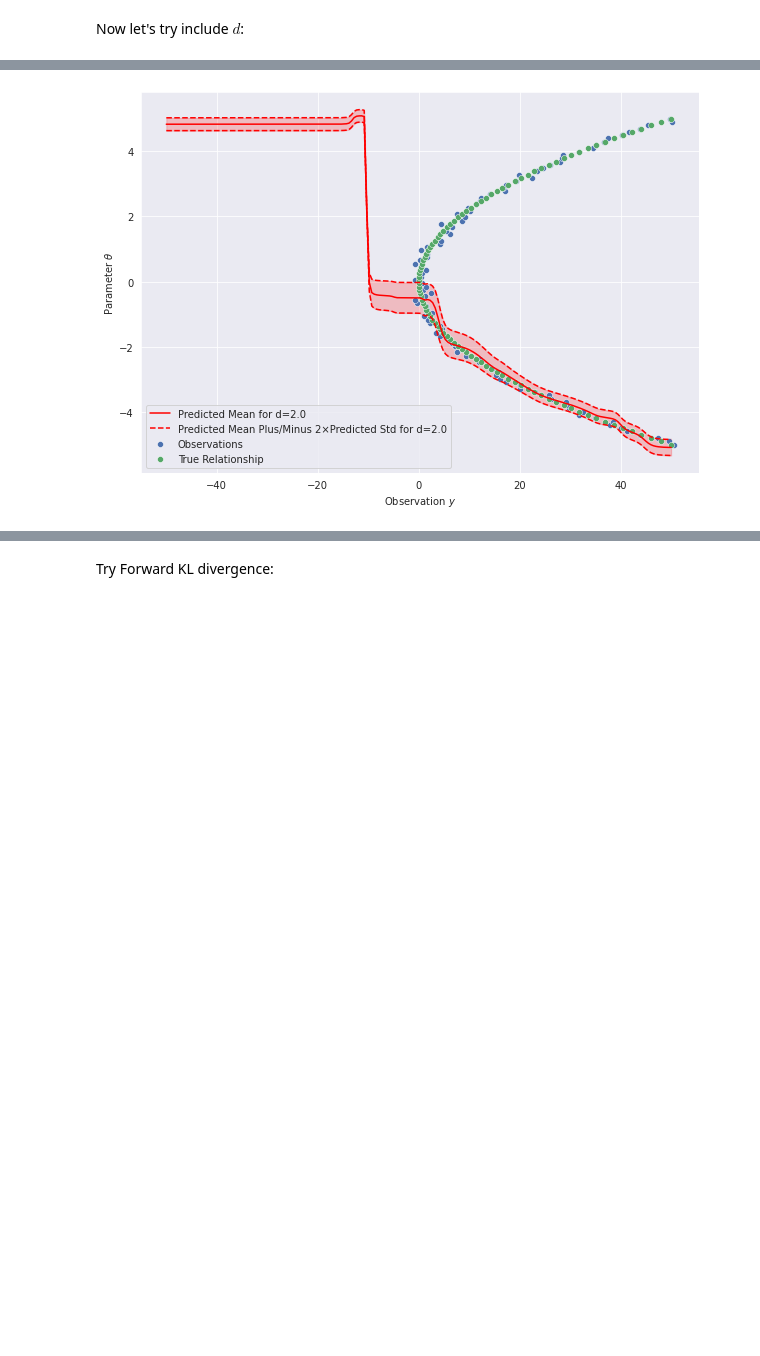
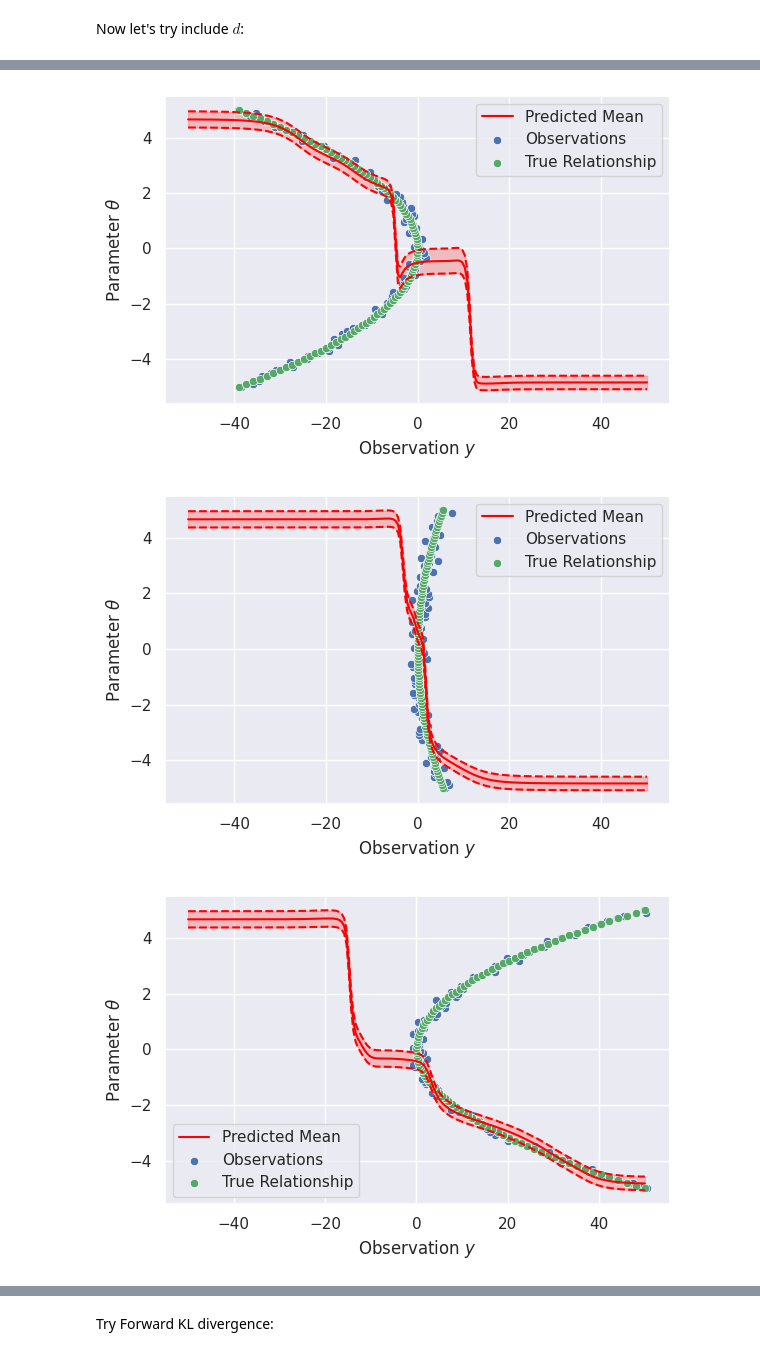
Before and after one commit to mabilton/bayesian_oed_bilton_masters, a Jupyter notebook: chapter_3/[3] Amortised VI Verification.ipynb, the cells around one changed output, grey strips where cells are left out. Drawn from its saved outputs; the diff is of its cells as text; code cells hidden in the pictures; blank space fills up the shorter version.

```diff
--- a/chapter_3/[3] Amortised VI Verification.ipynb
+++ b/chapter_3/[3] Amortised VI Verification.ipynb
@@ -25,7 +42,8 @@ def plot_data(y, d, model, theta_lims=(-5,5)):
         sns.scatterplot(x=theta.squeeze(), y=y_i.squeeze())
         sns.lineplot(x=theta.squeeze(), y=model(theta,d_val).squeeze(), label=f"d={d_val:.1f}", color=palette[idx])
         plt.xlabel("Parameter $\\theta$")
-        plt.ylabel("(Noisy) Observations $y$")
+        plt.ylabel("Observations $y$")
+
     return fig
 # %%
 def plot_phi_function(amortised_dist, d_idx=None, d=None, y_obs=None, model=None, y_lims=(-50,50), num_y_pts=200, theta_lims=(-5,5)):
@@ -41,8 +59,8 @@ def plot_phi_function(amortised_dist, d_idx=None, d=None, y_obs=None, model=None
     mean_minus_cov = pred_mean - 2*pred_std
 
     x_plt = y.squeeze()
-    ax = sns.lineplot(x=x_plt, y=pred_mean, label=f"Predicted Mean for d={d_plot:.1f}", color='red')
-    sns.lineplot(x=x_plt, y=mean_plus_cov, color='red', label=f"Predicted Mean Plus/Minus 2×Predicted Std for d={d_plot:.1f}", linestyle='--')
+    ax = sns.lineplot(x=x_plt, y=pred_mean, label=f"Predicted Mean", color='red')
+    sns.lineplot(x=x_plt, y=mean_plus_cov, color='red', linestyle='--')
     sns.lineplot(x=x_plt, y=mean_minus_cov, color='red', linestyle='--')
     ax.fill_between(x_plt, mean_minus_cov, mean_plus_cov, color="red", alpha=0.2)
     if y_obs is not None:
@@ -54,4 +72,3 @@ def plot_phi_function(amortised_dist, d_idx=None, d=None, y_obs=None, model=None
         sns.scatterplot(x=model(true_theta.squeeze(), d_plot), y=true_theta.squeeze(), label=f"True Relationship", color='g')
     plt.xlabel("Observation $y$")
     plt.ylabel("Parameter $\\theta$")
-    plt.show()
@@ -99,8 +96,10 @@ def model_func(theta, d):
 # %%
 prngkey = jax.random.PRNGKey(42)
 d_vals = jnp.linspace(-2, 2, 10) #, 1.5
-noise_cov = 1*jnp.identity(ndim)
+noise_cov = jnp.identity(ndim)
 y, d = create_data(model_func, d_vals, noise_cov, prngkey)
 fig = plot_data(y, d, model_func)
 fig.show()
+plt.legend(bbox_to_anchor=(1, 1))
+plt.savefig(os.path.join(fig_save_dir, 'amortised_data.png'), dpi=mpl_save_dpi, bbox_inches='tight')
 # %% [output]
@@ -118,8 +118,8 @@ prngkey = jax.random.PRNGKey(10)
 approx_dist = approx_post.distributions.approx.Gaussian(1)
 preprocessing = approx_post.distributions.amortised.Preprocessing.std_scaling(y, d) #,d
 phi_lims = None
-amortised_dist = approx_post.distributions.amortised.NeuralNetwork(approx_dist, x_dim=1, d_dim=1, prngkey=prngkey,
-                                                                   num_layers=5, width=10, activation='tanh',
+reverse_approx = approx_post.distributions.amortised.NeuralNetwork(approx_dist, x_dim=1, d_dim=1, prngkey=prngkey,
+                                                                   num_layers=5, width=5, activation='tanh',
                                                                    preprocessing=preprocessing, phi_lims=phi_lims)
 # %%
 loss = approx_post.losses.ELBO(joint_dist, use_reparameterisation=True)
@@ -146,5 +146,11 @@ Loss = 44.33634567260742, Params = Jaxtainer({'W_0': DeviceArray([[ 0.3025231 ,
 # %%
-d_idx = 10
-plot_phi_function(amortised_dist, d_idx, d=d, y_obs=y, model=model_func)
+d_idx_to_plot= [1, 5, 10]
+for d_idx in d_idx_to_plot:
+    fig, ax = plt.subplots()
+    plot_phi_function(reverse_approx, d_idx, d=d, y_obs=y, model=model_func)
+    plt.tight_layout()
+    plt.savefig(os.path.join(fig_save_dir, f'reverse_amortised_d_idx={d_idx}.png'), dpi=mpl_save_dpi, bbox_inches='tight')
 # %% [output]
-[figure, old version]
+[figure, new version]
+[figure, added]
+[figure, added]
```
Also changed, not shown: parts of 10 cells of this notebook, 36 other files.
